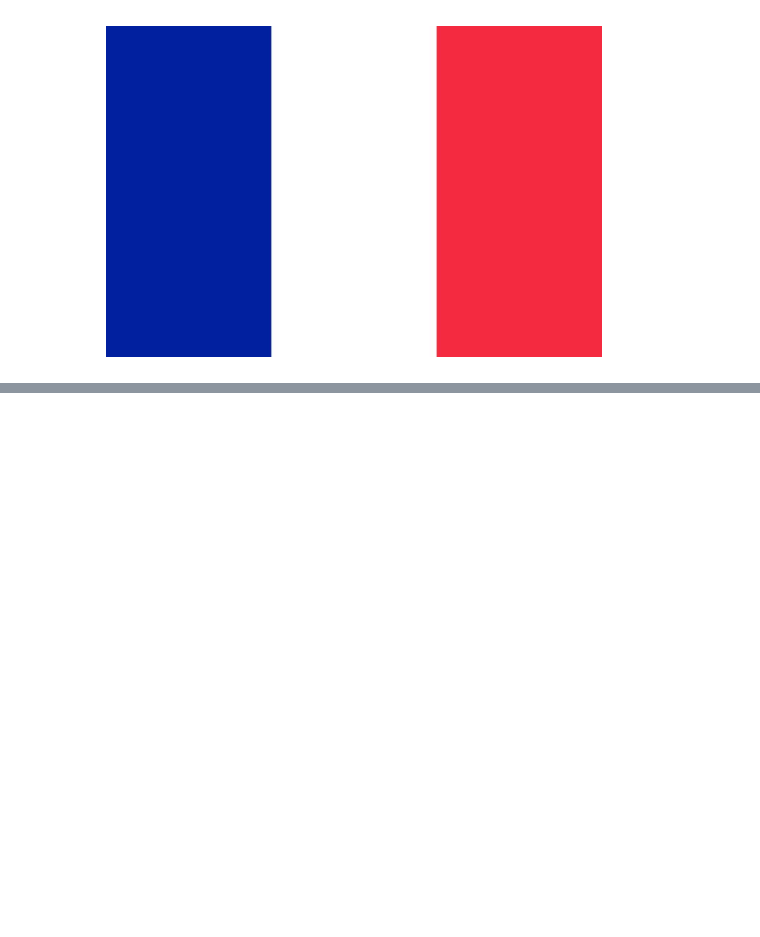
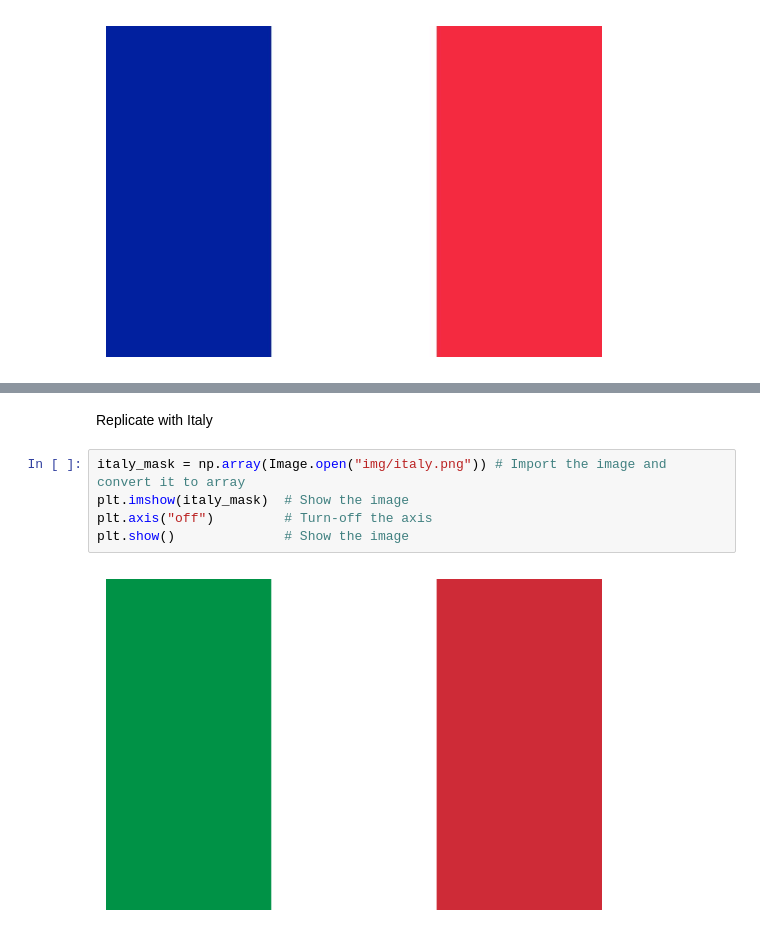
Before and after one commit to system-rowb/Data-Portfolio, a Jupyter notebook: Visualization/Wordcloud/Generating_wordclouds_in_python.ipynb, the cells around one changed output, grey strips where cells are left out. Drawn from its saved outputs; the diff is of its cells as text; blank space fills up the shorter version.

```diff
--- a/Visualization/Wordcloud/Generating_wordclouds_in_python.ipynb
+++ b/Visualization/Wordcloud/Generating_wordclouds_in_python.ipynb
@@ -322,0 +323,9 @@ plt.axis("off")
+# %% [markdown]
+Replicate with Italy
+# %%
+italy_mask = np.array(Image.open("img/italy.png")) # Import the image and convert it to array
+plt.imshow(italy_mask)  # Show the image
+plt.axis("off")         # Turn-off the axis
+plt.show()              # Show the image
+# %% [output]
+[figure, added]
```
Also changed, not shown: parts of 19 cells of this notebook, 3 other files.
